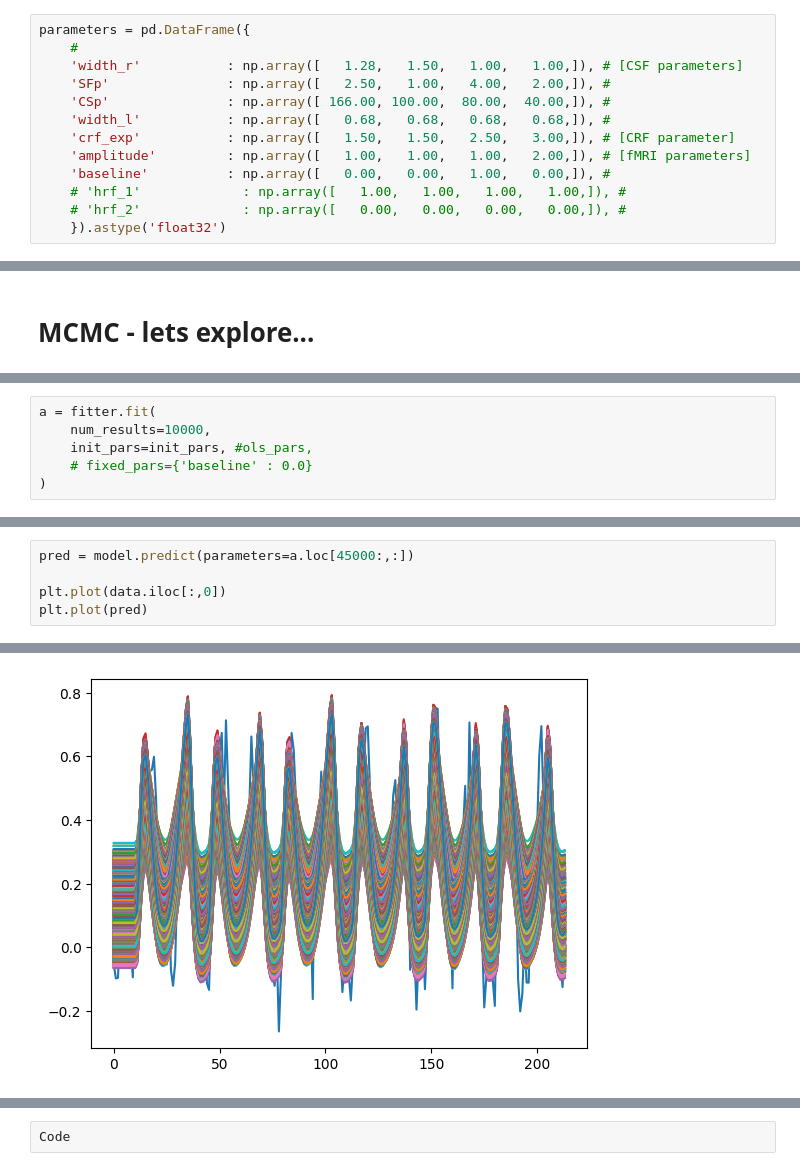
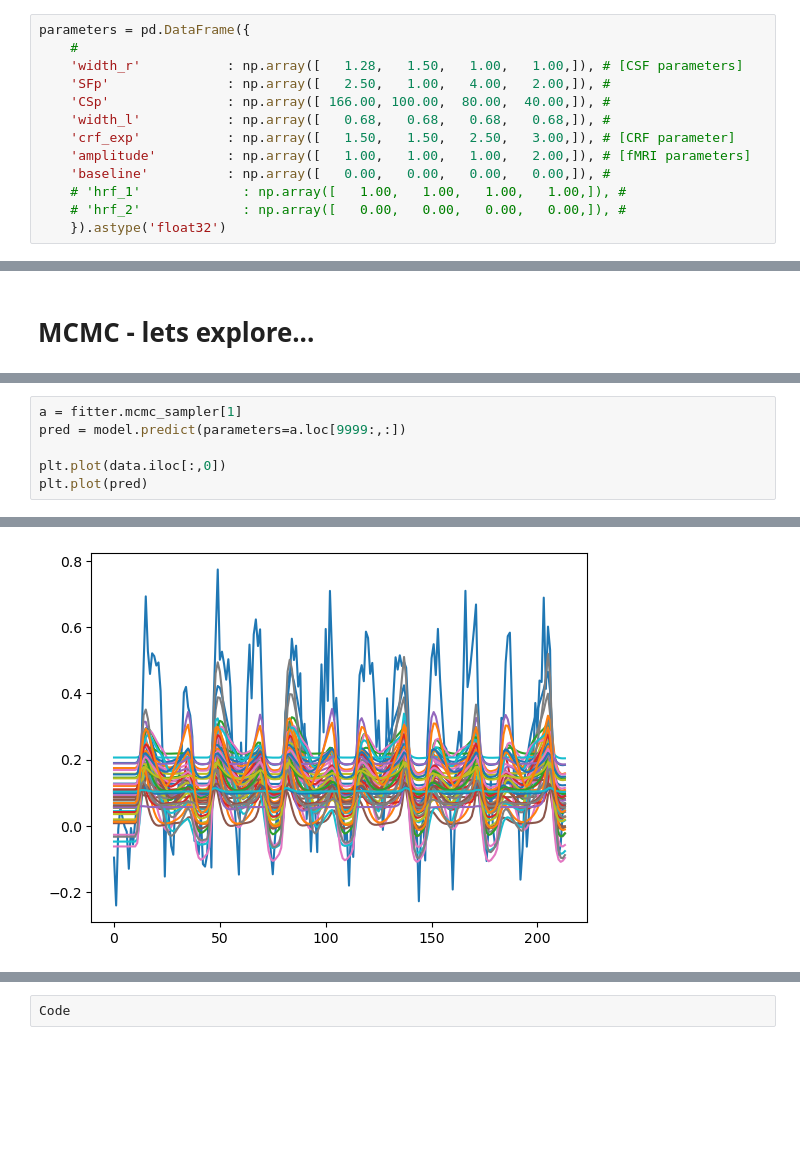
Before and after one commit to mdaghlian/braincoder_bprf, a Jupyter notebook: notebooks/CSENF_mcmc.ipynb, the cells around one changed output, grey strips where cells are left out. Saved outputs shown, nothing was run; the diff lists cells and outputs as text; blank space fills up the shorter version.

```diff
--- a/notebooks/CSENF_mcmc.ipynb
+++ b/notebooks/CSENF_mcmc.ipynb
@@ -30,7 +33,7 @@ parameters = pd.DataFrame({
     'width_l'           : np.array([   0.68,   0.68,   0.68,   0.68,]), #
     'crf_exp'           : np.array([   1.50,   1.50,   2.50,   3.00,]), # [CRF parameter]
     'amplitude'         : np.array([   1.00,   1.00,   1.00,   2.00,]), # [fMRI parameters]
-    'baseline'          : np.array([   0.00,   0.00,   1.00,   0.00,]), #
+    'baseline'          : np.array([   0.00,   0.00,   0.00,   0.00,]), #
     # 'hrf_1'             : np.array([   1.00,   1.00,   1.00,   1.00,]), #
     # 'hrf_2'             : np.array([   0.00,   0.00,   0.00,   0.00,]), #
     }).astype('float32')
@@ -143,6 +123,0 @@ tf.Tensor(-201.88747, shape=(), dtype=float32)
-# %%
-a = fitter.fit(
-    num_results=10000,
-    init_pars=init_pars, #ols_pars,
-    # fixed_pars={'baseline' : 0.0}
-)
@@ -161,5 +124,6 @@ width_l
 # %%
-pred = model.predict(parameters=a.loc[45000:,:])
+a = fitter.mcmc_sampler[1]
+pred = model.predict(parameters=a.loc[9999:,:])
 
 plt.plot(data.iloc[:,0])
 plt.plot(pred)
@@ -184,4 +148,4 @@ plt.plot(pred)
-[figure, old version]
+[figure, new version]
 # %%
 for p in a.keys():
     plt.figure()
```
Also changed, not shown: parts of 22 cells of this notebook, 7 other files.
